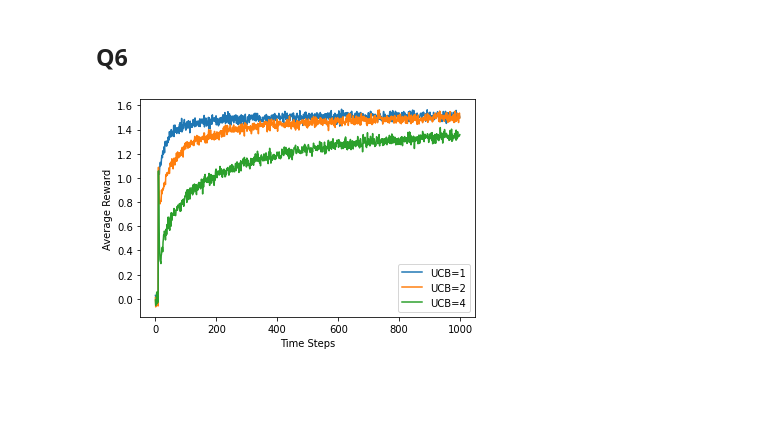
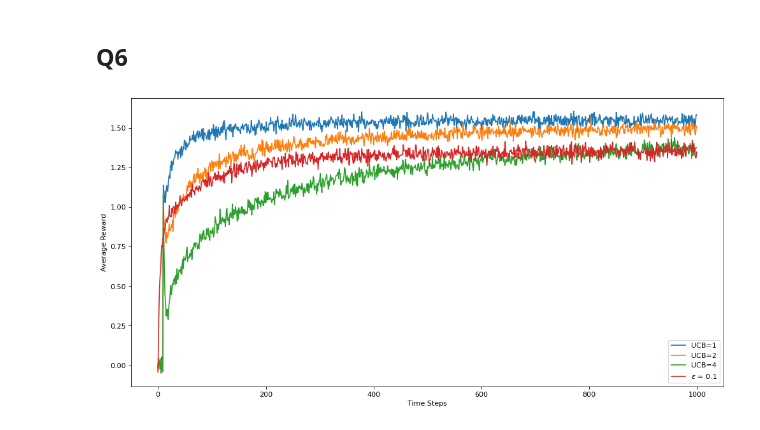
Before and after one commit to adityaras/Reinforcement-Learning-CSE564-M2020, a Jupyter notebook: HW1/RL_HW1.ipynb, the cells around one changed output. Saved outputs shown, nothing was run; the diff lists cells and outputs as text; code cells hidden in the pictures; blank space fills up the shorter version.

```diff
--- a/HW1/RL_HW1.ipynb
+++ b/HW1/RL_HW1.ipynb
@@ -48,6 +48,7 @@ def e_greedy(epsilon,var):
 eps_0pnt1,opt_0pnt1,err_0pnt1=e_greedy(0.1,1)
 eps_0pnt01,opt_0pnt01,err_0pnt01=e_greedy(0.01,1)
 eps_0,opt_0,err_0=e_greedy(0,1)
+eps_0pnt1_ucb=eps_0pnt1.copy()
 # %%
 # plotting the Graph for '3' fixed values of Epsilon
 plt.plot(eps_0pnt1)
@@ -375,12 +458,14 @@ ucb_2 = ucb(1,2)
 ucb_4 = ucb(1,4)
 # %%
 # plotting the Graph for '3' fixed values of Epsilon
+plt.figure(num=None, figsize=(15,7.5), dpi=80, facecolor='w', edgecolor='k')
 plt.plot(ucb_1)
 plt.plot(ucb_2)
 plt.plot(ucb_4)
+plt.plot(eps_0pnt1_ucb)
 plt.ylabel("Average Reward")
 plt.xlabel("Time Steps")
-plt.legend(["UCB=1","UCB=2","UCB=4"])
+plt.legend(["UCB=1","UCB=2","UCB=4","$\epsilon$ = 0.1"])
 plt.show()
 # %% [output]
-[figure, old version]
+[figure, new version]
```
Also changed, not shown: parts of 20 cells of this notebook.
